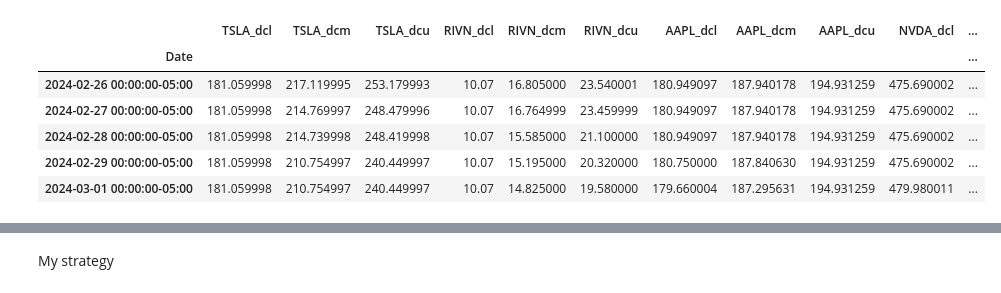
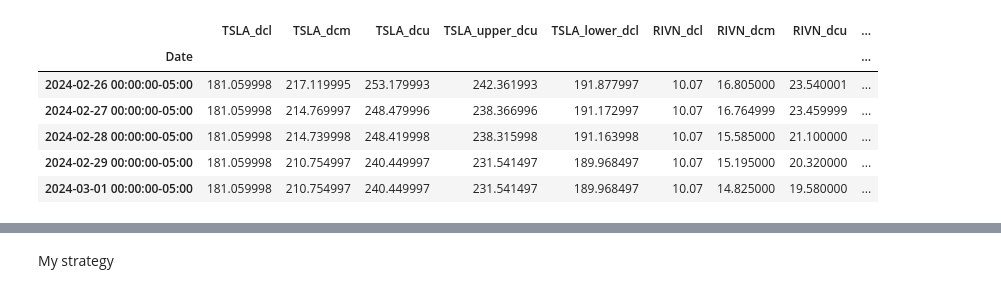
Before and after one commit to mglaz/mail_stock_news, a Jupyter notebook: backtesting.ipynb, the cells around one changed output, grey strips where cells are left out. Drawn from its saved outputs; the diff is of its cells as text; code cells hidden in the pictures.

```diff
--- a/backtesting.ipynb
+++ b/backtesting.ipynb
@@ -87,20 +70,22 @@ prices_df
 def calculate_donchian(prices_df):
     donchian_df = pd.DataFrame(index=prices_df.index)  # DataFrame to store Donchian channels
     for ticker in prices_df.columns:
-            donchian_df[[f"{ticker}_dcl",f"{ticker}_dcm", f"{ticker}_dcu"]] = prices_df.ta.donchian(high = prices_df[ticker], low = prices_df[ticker], lower_length = 40, upper_length = 40)
+        donchian_df[[f"{ticker}_dcl",f"{ticker}_dcm", f"{ticker}_dcu"]] = prices_df.ta.donchian(high = prices_df[ticker], low = prices_df[ticker], lower_length = 40, upper_length = 40)
+        donchian_df[f'{ticker}_upper_dcu'] = donchian_df[f'{ticker}_dcu'] - (donchian_df[f'{ticker}_dcu'] - donchian_df[f'{ticker}_dcm'])*0.3
+        donchian_df[f'{ticker}_lower_dcl'] = donchian_df[f'{ticker}_dcl'] + (donchian_df[f'{ticker}_dcm'] - donchian_df[f'{ticker}_dcl'])*0.3
 
     return donchian_df
 # %%
-donchain_df = calculate_donchian(prices_df)
-donchain_df.tail(5)
+donchian_df = calculate_donchian(prices_df)
+donchian_df.tail(5)
 # %% [output]
-|  | TSLA_dcl | TSLA_dcm | TSLA_dcu | RIVN_dcl | RIVN_dcm | RIVN_dcu | AAPL_dcl | AAPL_dcm | AAPL_dcu | NVDA_dcl | ... |
-| Date |  |  |  |  |  |  |  |  |  |  | ... |
-| 2024-02-26 00:00:00-05:00 | 181.059998 | 217.119995 | 253.179993 | 10.07 | 16.805000 | 23.540001 | 180.949097 | 187.940178 | 194.931259 | 475.690002 | ... |
-| 2024-02-27 00:00:00-05:00 | 181.059998 | 214.769997 | 248.479996 | 10.07 | 16.764999 | 23.459999 | 180.949097 | 187.940178 | 194.931259 | 475.690002 | ... |
-| 2024-02-28 00:00:00-05:00 | 181.059998 | 214.739998 | 248.419998 | 10.07 | 15.585000 | 21.100000 | 180.949097 | 187.940178 | 194.931259 | 475.690002 | ... |
-| 2024-02-29 00:00:00-05:00 | 181.059998 | 210.754997 | 240.449997 | 10.07 | 15.195000 | 20.320000 | 180.750000 | 187.840630 | 194.931259 | 475.690002 | ... |
-| 2024-03-01 00:00:00-05:00 | 181.059998 | 210.754997 | 240.449997 | 10.07 | 14.825000 | 19.580000 | 179.660004 | 187.295631 | 194.931259 | 479.980011 | ... |
+|  | TSLA_dcl | TSLA_dcm | TSLA_dcu | TSLA_upper_dcu | TSLA_lower_dcl | RIVN_dcl | RIVN_dcm | RIVN_dcu | ... |
+| Date |  |  |  |  |  |  |  |  | ... |
+| 2024-02-26 00:00:00-05:00 | 181.059998 | 217.119995 | 253.179993 | 242.361993 | 191.877997 | 10.07 | 16.805000 | 23.540001 | ... |
+| 2024-02-27 00:00:00-05:00 | 181.059998 | 214.769997 | 248.479996 | 238.366996 | 191.172997 | 10.07 | 16.764999 | 23.459999 | ... |
+| 2024-02-28 00:00:00-05:00 | 181.059998 | 214.739998 | 248.419998 | 238.315998 | 191.163998 | 10.07 | 15.585000 | 21.100000 | ... |
+| 2024-02-29 00:00:00-05:00 | 181.059998 | 210.754997 | 240.449997 | 231.541497 | 189.968497 | 10.07 | 15.195000 | 20.320000 | ... |
+| 2024-03-01 00:00:00-05:00 | 181.059998 | 210.754997 | 240.449997 | 231.541497 | 189.968497 | 10.07 | 14.825000 | 19.580000 | ... |
 # %%
 prices_df
 # %% [output]
```
Also changed, not shown: parts of 20 cells of this notebook.
